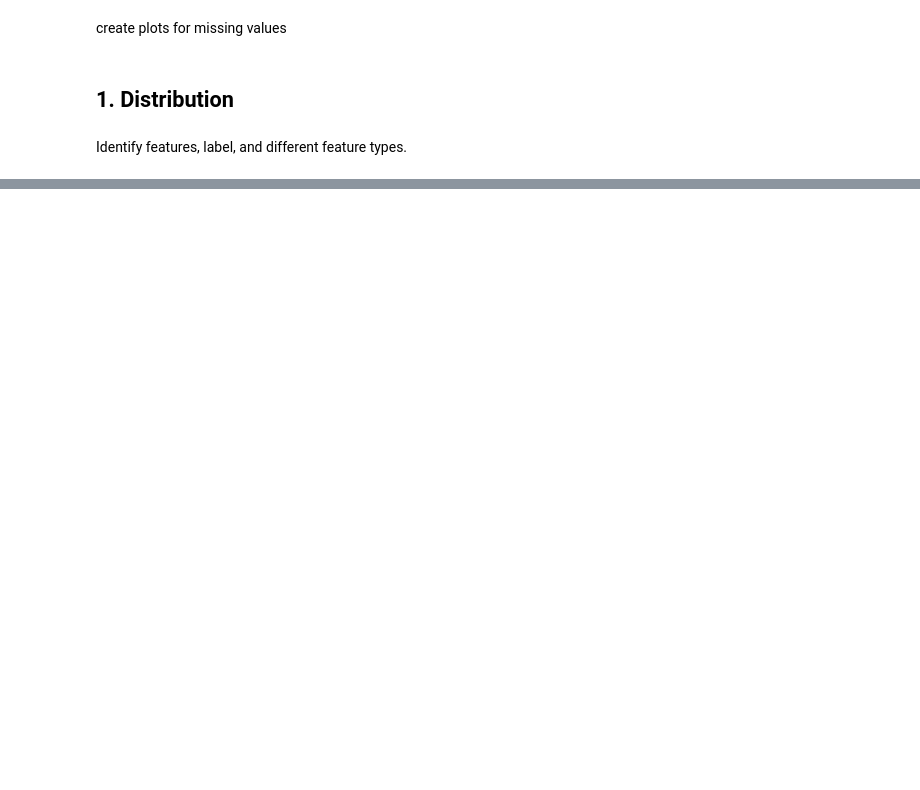
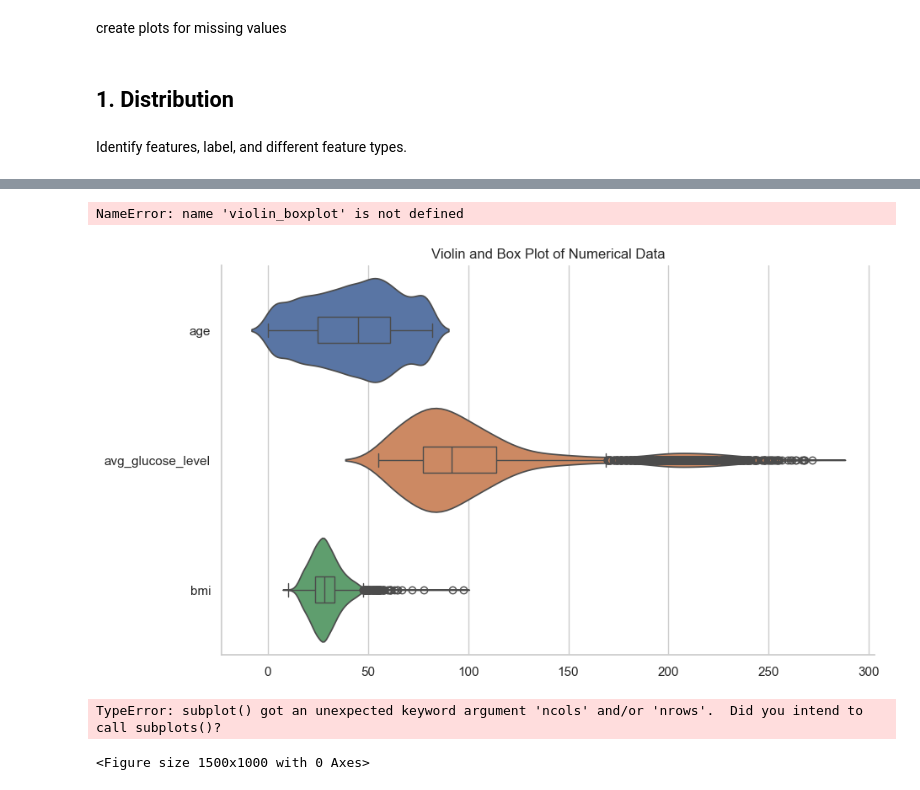
Before and after one commit to CelineChiLamNg/healthcare-stroke-prediction, a Jupyter notebook: stroke_prediction.ipynb, the cells around one changed output, grey strips where cells are left out. Cells and saved outputs as stored; diff of their text form; code cells hidden in the pictures; blank space fills up the shorter version.

Commit message:
plot

```diff
--- a/stroke_prediction.ipynb
+++ b/stroke_prediction.ipynb
@@ -315,11 +335,12 @@ create plots for missing values
 # %% [markdown]
 Identify features, label, and different feature types.
 # %%
-feature_columns = stroke_data.columns[:-1]
-label_column = stroke_data.columns[-1]
+target_name = 'stroke'
+data, target = (stroke_data.drop(columns=[target_name]),
+                stroke_data[target_name])
 # %%
 categorical_columns_selector = selector(dtype_exclude='float64')
 numerical_columns_selector = selector(dtype_include='float64')
 
-categorical_columns = categorical_columns_selector(stroke_data)
-numerical_columns = numerical_columns_selector(stroke_data)
+categorical_columns = categorical_columns_selector(data)
+numerical_columns = numerical_columns_selector(data)
@@ -331,0 +359,25 @@ numerical_columns = numerical_columns_selector(stroke_data)
+# %%
+violin_boxplot(data=data, columns=numerical_columns, title='Violin Boxplot '
+                                                           'of Numerical Data')
+# %% [output]
+NameError: name 'violin_boxplot' is not defined
+# %%
+plt.figure(figsize=(10, 6))
+sns.violinplot(data=stroke_data[numerical_columns], orient='h',
+               density_norm='count', inner=None)
+sns.boxplot(data=stroke_data[numerical_columns], width=0.2, showfliers=True,
+           boxprops={'facecolor':'None'}, orient='h')
+plt.title('Violin and Box Plot of Numerical Data')
+plt.show()
+# %% [output]
+[figure, added]
+# %%
+fig = plt.figure(figsize=(15, 10))
+axes = plt.subplot(nrows=len(categorical_columns), ncols=2)
+
+for column in categorical_columns:
+    axes_flatten = axes.flatten()
+    sns.countplot(x=column, data=data)
+# %% [output]
+TypeError: subplot() got an unexpected keyword argument 'ncols' and/or 'nrows'.  Did you intend to call subplots()?
+<Figure size 1500x1000 with 0 Axes>
```
Also changed, not shown: parts of 21 cells of this notebook, 1 other file.
